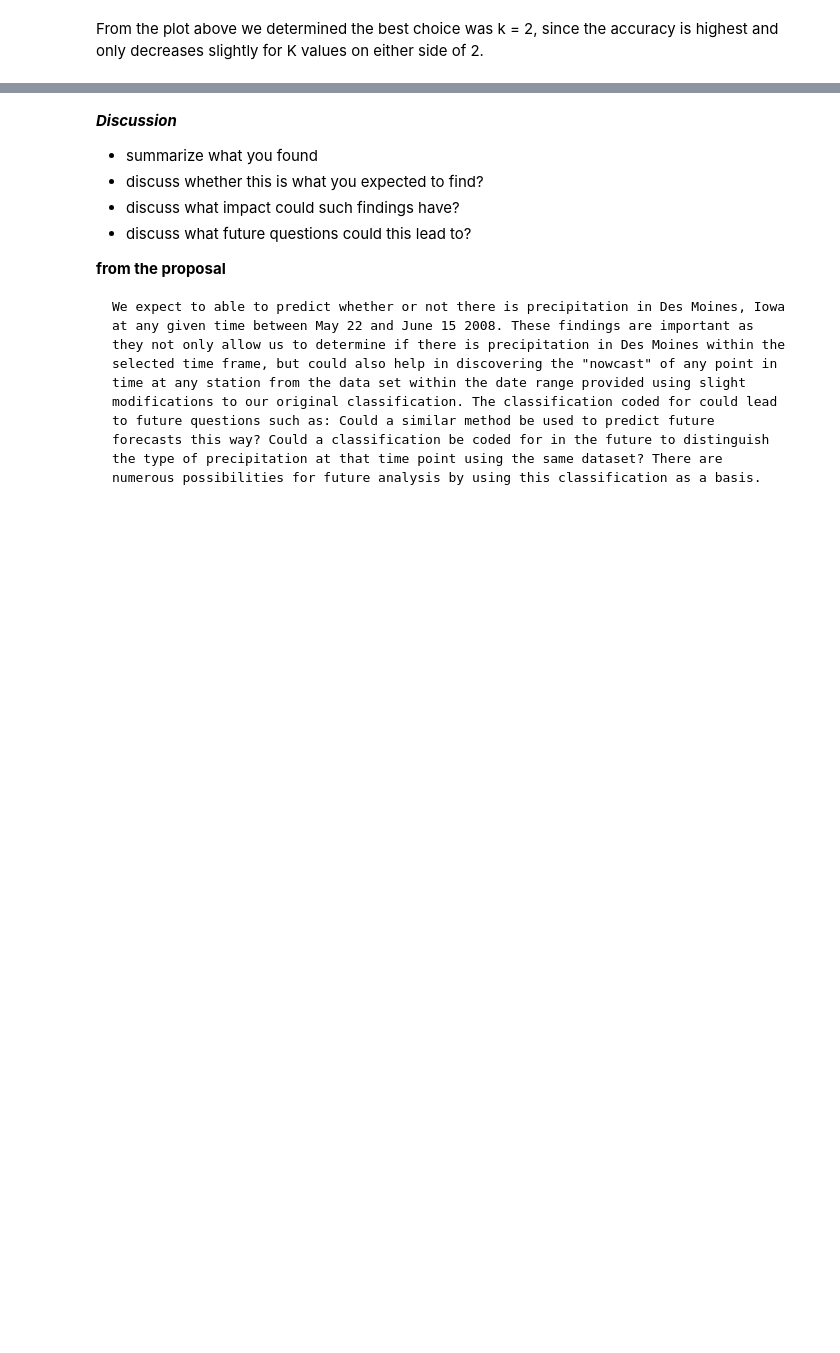
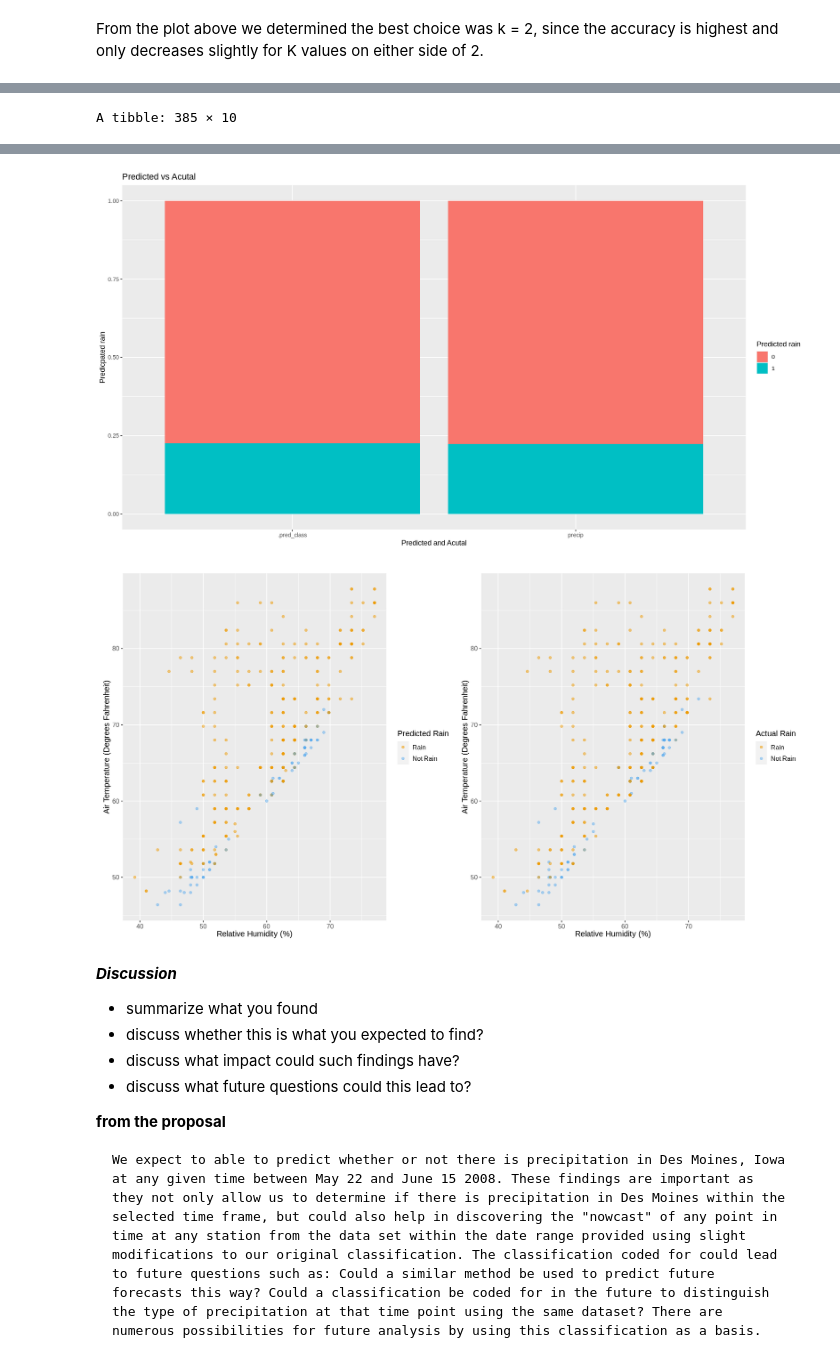
Before and after one commit to joobjoobsi/DSCI-group-44-project, a Jupyter notebook: GroupProject.ipynb, the cells around one changed output, grey strips where cells are left out. Saved outputs shown, nothing was run; the diff lists cells and outputs as text; code cells hidden in the pictures; blank space fills up the shorter version.

Commit message:
Visualization of results
Created data visualization for the predicted and actual results.

```diff
--- a/GroupProject.ipynb
+++ b/GroupProject.ipynb
@@ -215,2 +233,74 @@ Prediction   0   1
 # %%
 #visualization of results
+library(ggplot2)
+library(patchwork)
+
+metar_predictions_1 <- metar_predictions |>
+select(precip, .pred_class) |>
+pivot_longer(cols = precip:.pred_class,
+             names_to = "values")
+
+# A <- c("Actual")
+
+# actual_result <- metar_predictions_1 |>
+# group_by(precip) |>
+# summarize(n = n()) |>
+# pivot_wider(names_from = precip,
+#             values_from = n) |>
+# cbind(A)
+
+# A <- c("Predicted")
+
+# predicted_result <- metar_predictions_1 |>
+# group_by(.pred_class) |>
+# summarize(n = n()) |>
+# pivot_wider(names_from = .pred_class,
+#             values_from = n) |>
+# cbind(A)
+
+# merged <- rbind(predicted_result, actual_result)
+
+# merged
+
+
+
+# predictions_plot <- merged |>
+# ggplot(aes(x = A, fill = 0 )) +
+#    geom_bar(position = 'fill') +
+#    xlab("Whether made an prediciton") +
+#    ylab("Predicpated") +
+#    labs(fill = "Did make a prediction") +
+#    ggtitle("Predicted vs Acutal")
+
+predictions_bar_plot <- metar_predictions_1 |>
+ggplot(aes(x = values, fill = value )) +
+   geom_bar(position = 'fill') +
+   xlab("Predicted and Acutal") +
+   ylab("Predicpated rain") +
+   labs(fill = "Predicted rain") +
+   ggtitle("Predicted vs Acutal")
+
+predictions_bar_plot
+metar_predictions
+
+predictions_scatter_plot_1 <- metar_predictions |>
+  ggplot(aes(x = dwpf, y = tmpf, color = .pred_class)) +
+  geom_point(alpha = 0.5) +
+  labs(y = "Air Temperature (Degrees Fahrenheit)", x = "Relative Humidity (%)", color = "Predicted Rain") +
+  scale_color_manual(labels = c("Rain", "Not Rain"),
+                     values = c("orange2", "steelblue2")) +
+  theme(text = element_text(size = 12))
+
+predictions_scatter_plot_2 <- metar_predictions |>
+  ggplot(aes(x = dwpf, y = tmpf, color = precip)) +
+  geom_point(alpha = 0.5) +
+  labs(y = "Air Temperature (Degrees Fahrenheit)", x = "Relative Humidity (%)", color = "Actual Rain") +
+  scale_color_manual(labels = c("Rain", "Not Rain"),
+                     values = c("orange2", "steelblue2")) +
+  theme(text = element_text(size = 12))
+
+scatter_plot <- predictions_scatter_plot_1 + predictions_scatter_plot_2
+
+scatter_plot
+# %% [output]
+A tibble: 385 × 10
@@ -217,3 +325,5 @@ Prediction   0   1
+[figure, added]
+[figure, added]
 # %% [markdown]
 ***Discussion***
 - summarize what you found
```
Also changed, not shown: parts of 3 cells of this notebook.
